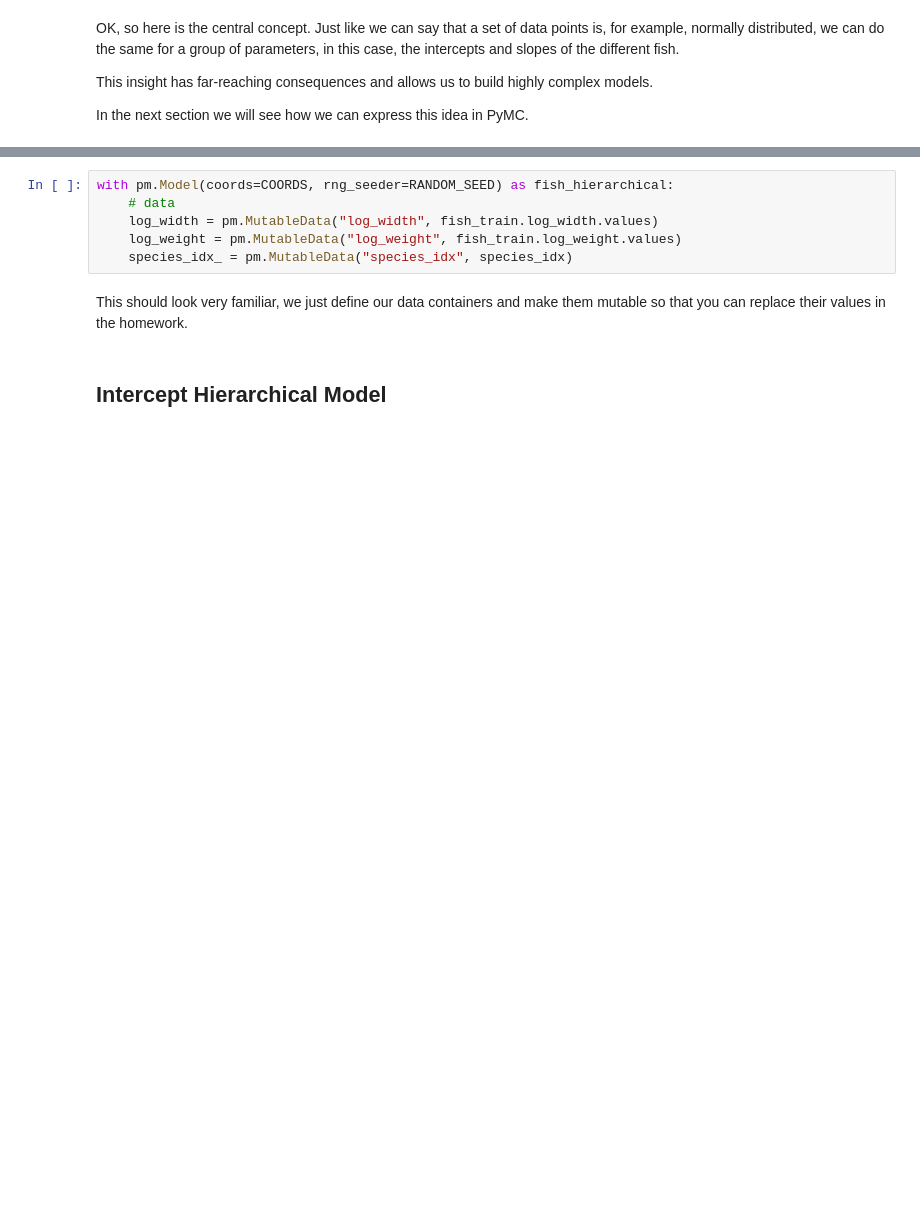
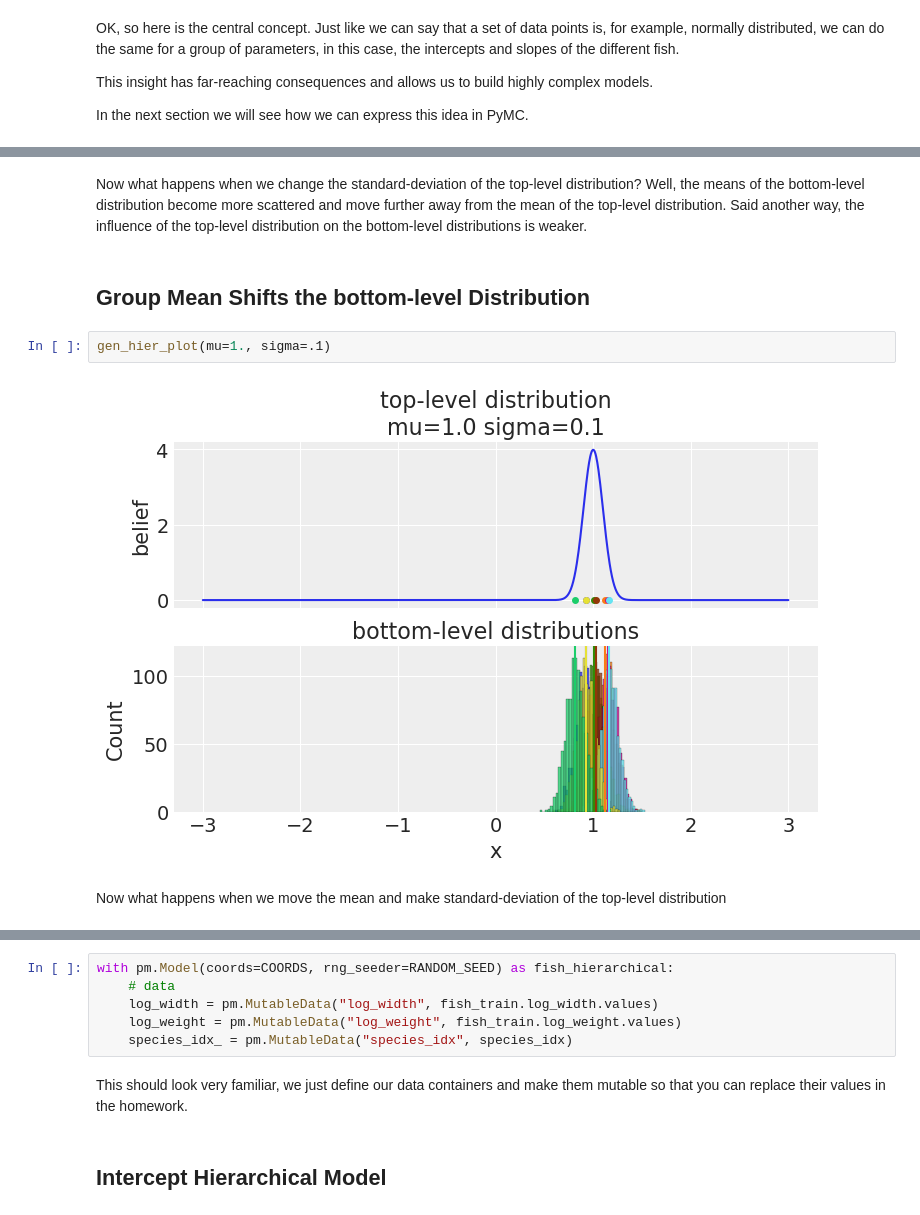
Before and after one commit to AlexAndorra/notebooks-experiments, a Jupyter notebook: Hierarchical_Regression/Hierarchical_Regression.ipynb, the cells around one changed output, grey strips where cells are left out. Drawn from its saved outputs; the diff is of its cells as text; blank space fills up the shorter version.

```diff
--- a/Hierarchical_Regression/Hierarchical_Regression.ipynb
+++ b/Hierarchical_Regression/Hierarchical_Regression.ipynb
@@ -249,0 +337,10 @@ In the next section we will see how we can express this idea in PyMC.
+# %% [markdown]
+Now what happens when we change the standard-deviation of the top-level distribution? Well, the means of the bottom-level distribution become more scattered and move further away from the mean of the top-level distribution. Said another way, the influence of the top-level distribution on the bottom-level distributions is weaker.
+# %% [markdown]
+## Group Mean Shifts the bottom-level Distribution
+# %%
+gen_hier_plot(mu=1., sigma=.1)
+# %% [output]
+[figure, added]
+# %% [markdown]
+Now what happens when we move the mean and make standard-deviation of the top-level distribution
```
Also changed, not shown: parts of 45 cells of this notebook.
